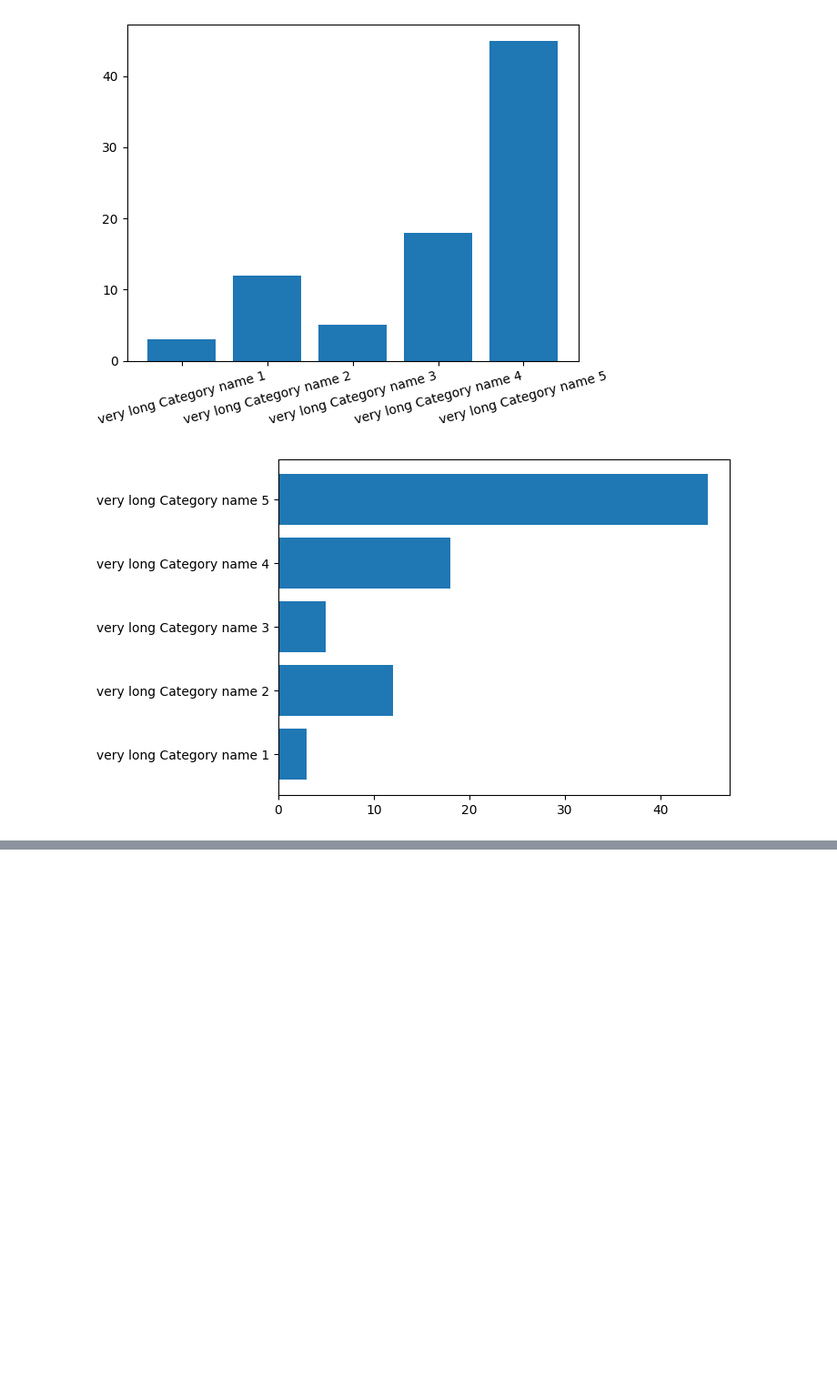
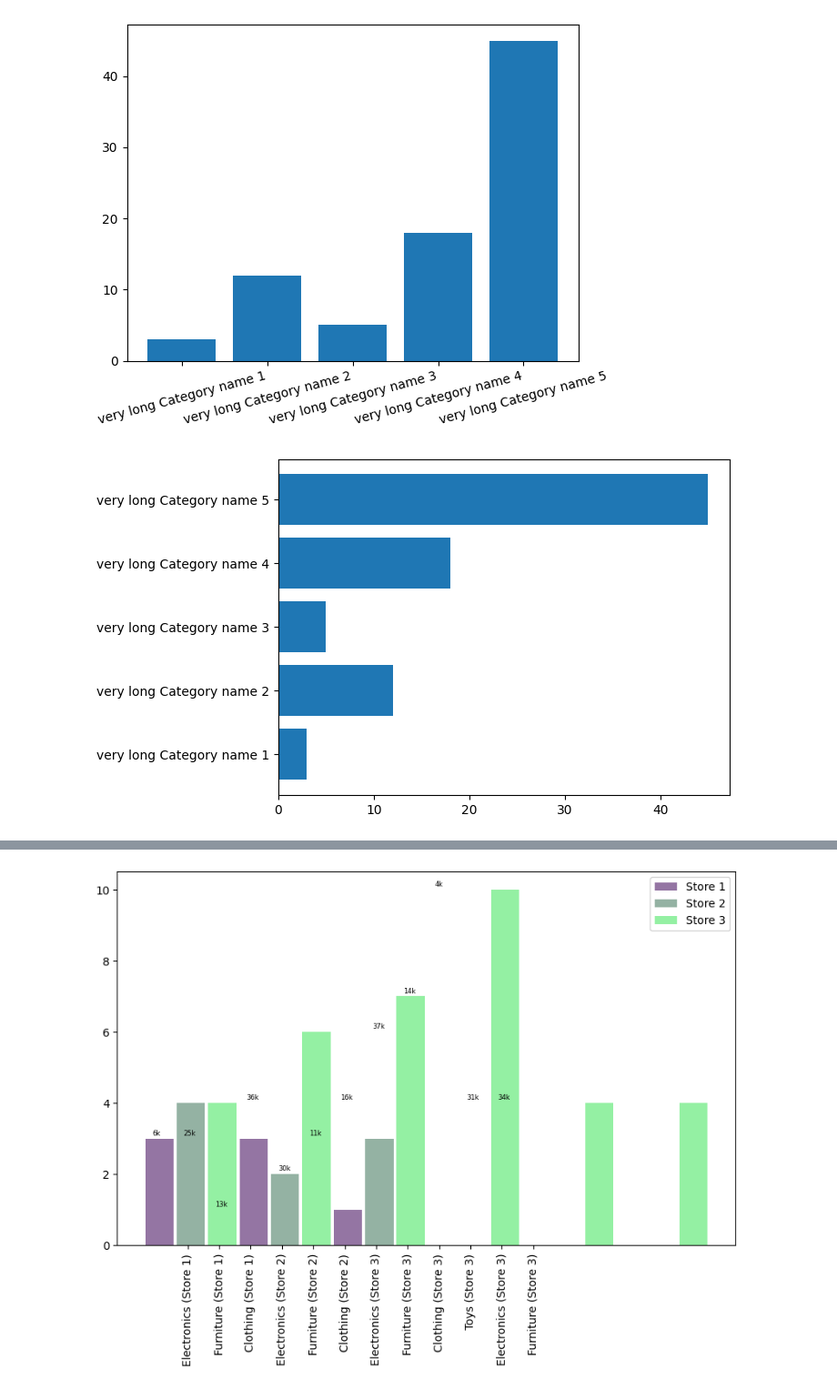
Before and after one commit to Khaled-Abdelhamid/Almadrasa-course-codes, a Jupyter notebook: introduction to Data analytics/Module 5 - Data visulaization/matplot lib viz.ipynb, the cells around one changed output, grey strips where cells are left out. Shown: that part at 91% size. Drawn from its saved outputs; the diff is of its cells as text; code cells hidden in the pictures; blank space fills up the shorter version.

```diff
--- a/introduction to Data analytics/Module 5 - Data visulaization/matplot lib viz.ipynb
+++ b/introduction to Data analytics/Module 5 - Data visulaization/matplot lib viz.ipynb
@@ -276,0 +313,92 @@ plt.show()
+# %%
+import pandas as pd
+import matplotlib.pyplot as plt
+
+# Data
+store1_sales = [3, 3, 1]
+store2_sales = [4, 2, 3]
+store3_sales = [4, 6, 7, 10, 4, 4]
+
+store1_categories = ["Electronics", "Furniture", "Clothing"]
+store2_categories = ["Electronics", "Furniture", "Clothing"]
+store3_categories = [
+    "Electronics",
+    "Furniture",
+    "Clothing",
+    "Toys",
+    "Electronics",
+    "Furniture",
+]
+
+store1_names = ["Store 1"] * len(store1_sales)
+store2_names = ["Store 2"] * len(store2_sales)
+store3_names = ["Store 3"] * len(store3_sales)
+
+# Combine the data
+sales_data = {
+    "store_name": store1_names + store2_names + store3_names,
+    "product_category": store1_categories + store2_categories + store3_categories,
+    "sales": store1_sales + store2_sales + store3_sales,
+}
+
+df = pd.DataFrame(sales_data)
+
+# Create bar plot using DataFrame
+barWidth = 0.9
+plt.figure(figsize=(10, 6))
+
+# Unique categories and store names
+categories = df["product_category"].unique()
+store_names = df["store_name"].unique()
+
+# Define colors
+colors = [(0.3, 0.1, 0.4, 0.6), (0.3, 0.5, 0.4, 0.6), (0.3, 0.9, 0.4, 0.6)]
+
+# Plot each store's sales
+for i, store in enumerate(store_names):
+    store_data = df[df["store_name"] == store]
+    store_pos = list(range(i, len(store_data) * len(store_names), len(store_names)))
+    plt.bar(
+        store_pos, store_data["sales"], width=barWidth, color=colors[i], label=store
+    )
+
+# Create legend
+plt.legend()
+
+# Text below each barplot with a rotation at 90°
+plt.xticks(
+    [r + barWidth for r in range(len(df))],
+    [
+        f"{cat} ({store})"
+        for cat, store in zip(df["product_category"], df["store_name"])
+    ],
+    rotation=90,
+)
+
+# Create labels
+labels = [
+    "6k",
+    "25k",
+    "13k",
+    "36k",
+    "30k",
+    "11k",
+    "16k",
+    "37k",
+    "14k",
+    "4k",
+    "31k",
+    "34k",
+]
+
+# Text on the top of each bar
+for i in range(len(df)):
+    plt.text(x=i - barWidth / 4, y=df["sales"].iloc[i] + 0.1, s=labels[i], size=6)
+
+# Adjust the margins
+plt.subplots_adjust(bottom=0.2, top=0.98)
+
+# Show graphic
+plt.show()
+# %% [output]
+[figure, added]
```
Also changed, not shown: parts of 5 cells of this notebook, 45 other files.
